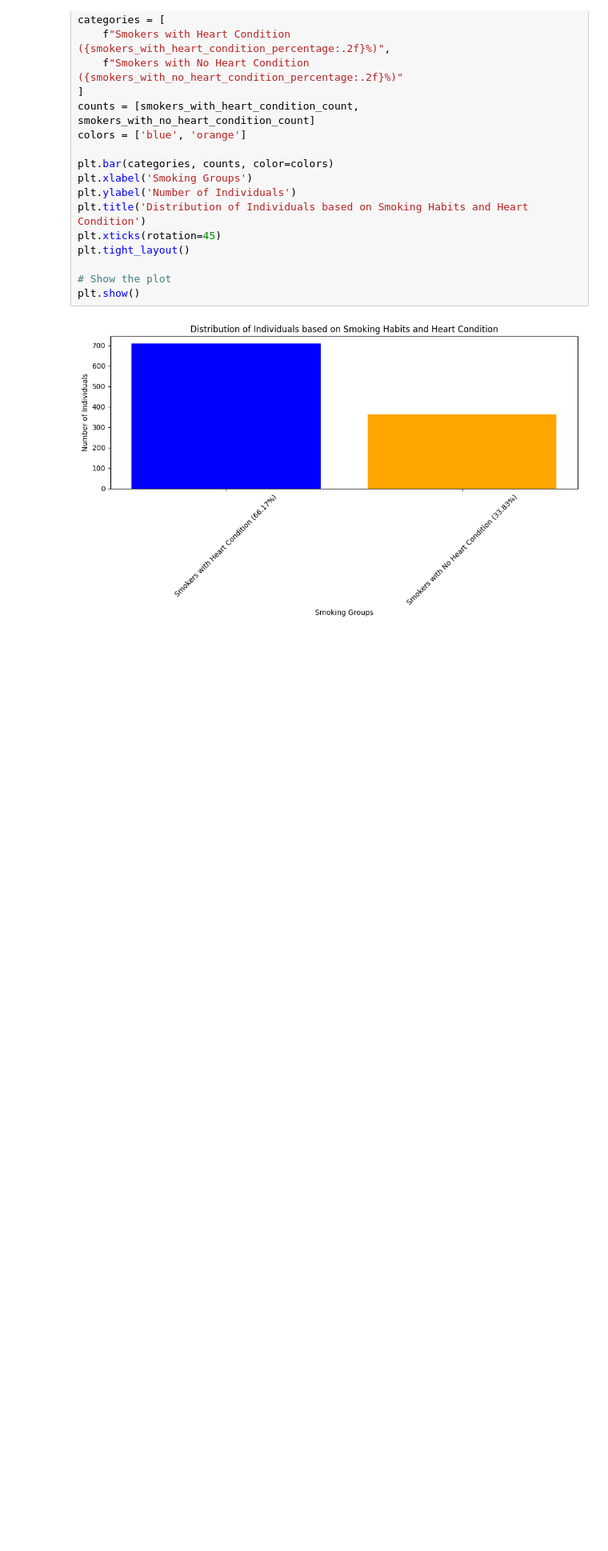
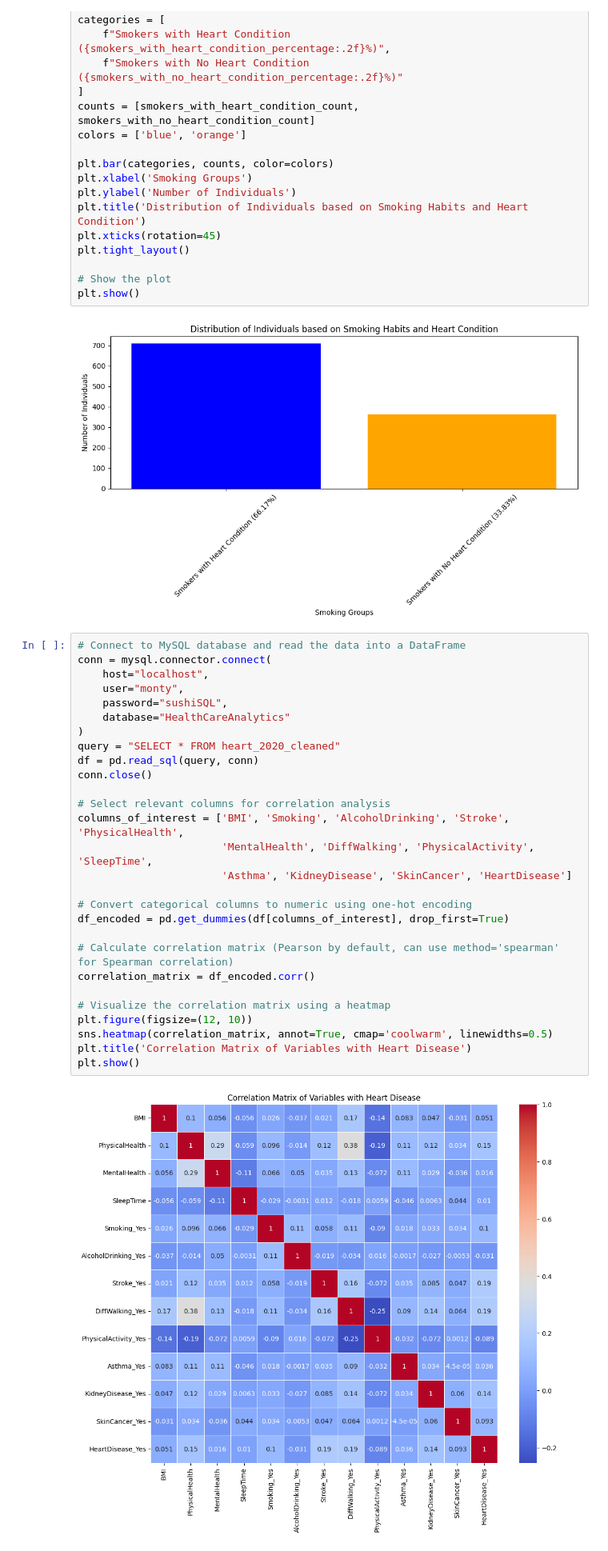
Before and after one commit to callnoah2/Healthcare_Analytics, a Jupyter notebook: code/Analysis.ipynb, the cells around one changed output. Shown: that part at 80% size. Cells and saved outputs as stored; diff of their text form; blank space fills up the shorter version.

Commit message:
made a matrix

```diff
--- a/code/Analysis.ipynb
+++ b/code/Analysis.ipynb
@@ -65,3 +65,33 @@ plt.tight_layout()
 plt.show()
 # %% [output]
 [figure]
+# %%
+# Connect to MySQL database and read the data into a DataFrame
+conn = mysql.connector.connect(
+    host="localhost",
+    user="monty",
+    password="sushiSQL",
+    database="HealthCareAnalytics"
+)
+query = "SELECT * FROM heart_2020_cleaned"
+df = pd.read_sql(query, conn)
+conn.close()
+
+# Select relevant columns for correlation analysis
+columns_of_interest = ['BMI', 'Smoking', 'AlcoholDrinking', 'Stroke', 'PhysicalHealth',
+                       'MentalHealth', 'DiffWalking', 'PhysicalActivity', 'SleepTime',
+                       'Asthma', 'KidneyDisease', 'SkinCancer', 'HeartDisease']
+
+# Convert categorical columns to numeric using one-hot encoding
+df_encoded = pd.get_dummies(df[columns_of_interest], drop_first=True)
+
+# Calculate correlation matrix (Pearson by default, can use method='spearman' for Spearman correlation)
+correlation_matrix = df_encoded.corr()
+
+# Visualize the correlation matrix using a heatmap
+plt.figure(figsize=(12, 10))
+sns.heatmap(correlation_matrix, annot=True, cmap='coolwarm', linewidths=0.5)
+plt.title('Correlation Matrix of Variables with Heart Disease')
+plt.show()
+# %% [output]
+[figure, added]
```
Also changed, not shown: 3 other files.
